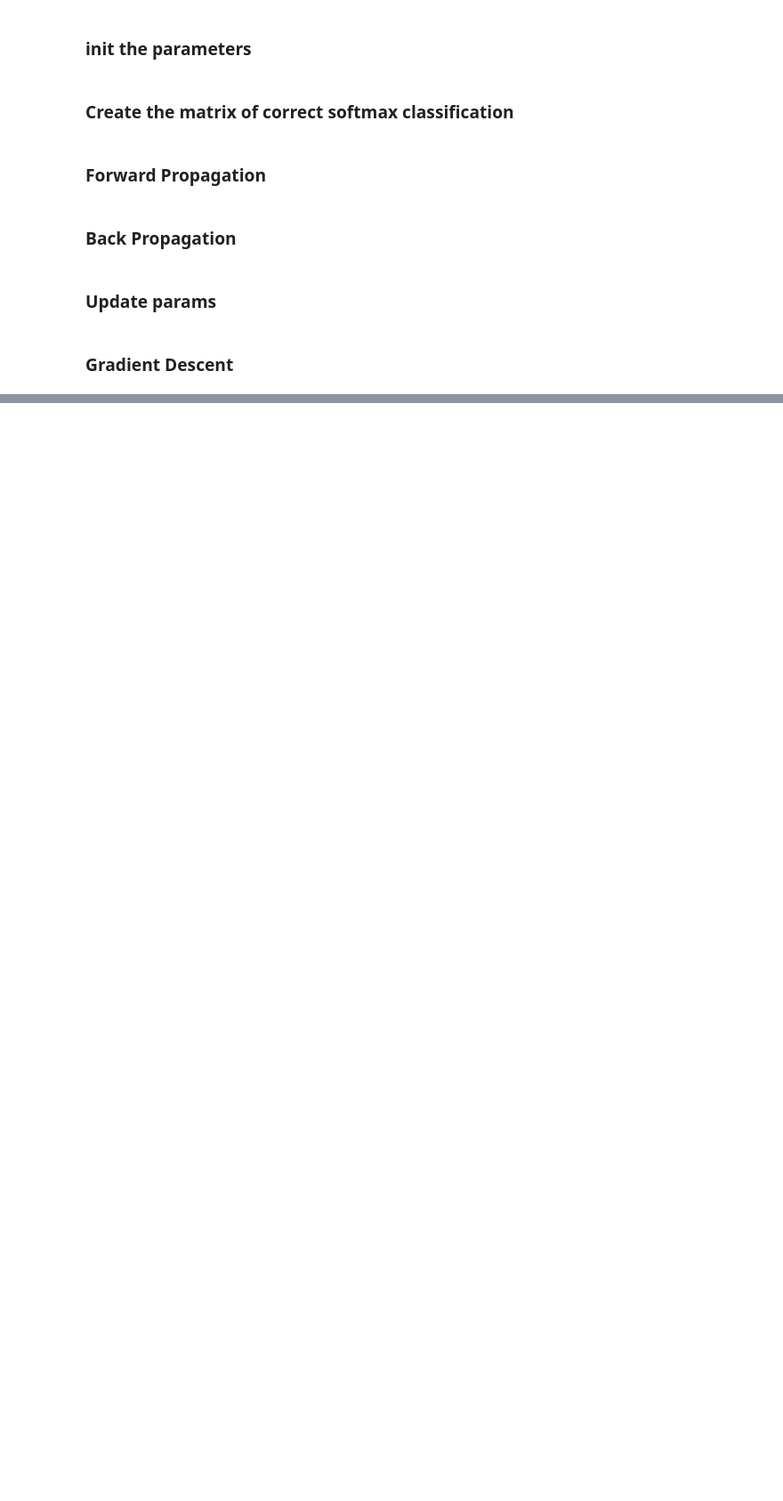
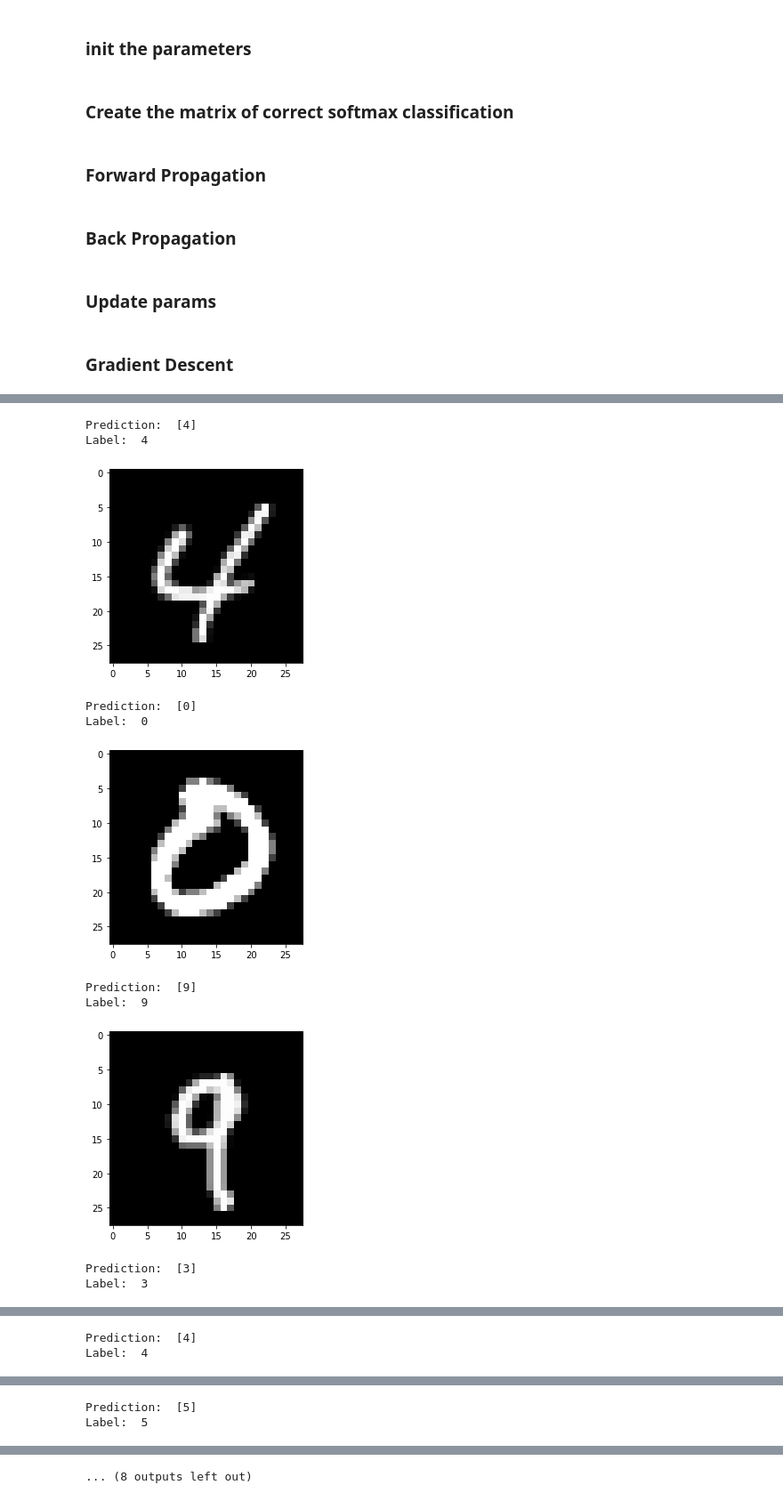
Before and after one commit to minh-hahaha/ML_AI, a Jupyter notebook: FromScratch.ipynb, the cells around one changed output, grey strips where cells are left out. Shown at 89% size. Cells and saved outputs as stored; diff of their text form; code cells hidden in the pictures; blank space fills up the shorter version.

```diff
--- a/FromScratch.ipynb
+++ b/FromScratch.ipynb
@@ -176,0 +179,32 @@ accuracy:  0.7249512195121951
+# %%
+def make_predictions(X, W1, b1, W2, b2):
+    _, _, _, A2 = forward_prop(W1, b1, W2, b2, X)
+    predictions = get_predictions(A2)
+    return predictions
+
+def test_prediction(index, W1, b1, W2, b2):
+    current_image = X_train[:, index, None]
+    prediction = make_predictions(X_train[:, index, None], W1, b1, W2, b2)
+    label = Y_train[index]
+    print("Prediction: ", prediction)
+    print("Label: ", label)
+
+    current_image = current_image.reshape((28, 28)) * 255
+    plt.gray()
+    plt.imshow(current_image, interpolation='nearest')
+    plt.show()
+# %%
+for i in range(10):
+    test_prediction(i, W1, b1, W2, b2)
+# %% [output]
+Prediction:  [4]
+Label:  4
+[figure, added]
+Prediction:  [0]
+Label:  0
+[figure, added]
+Prediction:  [9]
+Label:  9
+[figure, added]
+Prediction:  [3]
+Label:  3
@@ -176,0 +212,2 @@ accuracy:  0.7249512195121951
+Prediction:  [4]
+Label:  4
@@ -176,0 +215,2 @@ accuracy:  0.7249512195121951
+Prediction:  [5]
+Label:  5
@@ -176,0 +218 @@ accuracy:  0.7249512195121951
+... (8 outputs left out)
```
Also changed, not shown: parts of 3 cells of this notebook.
